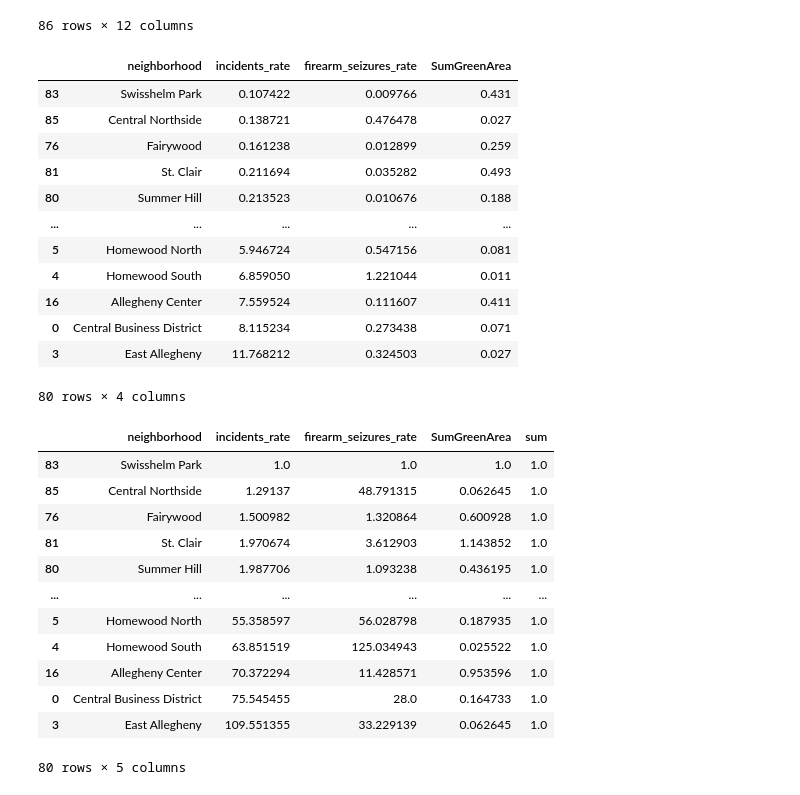
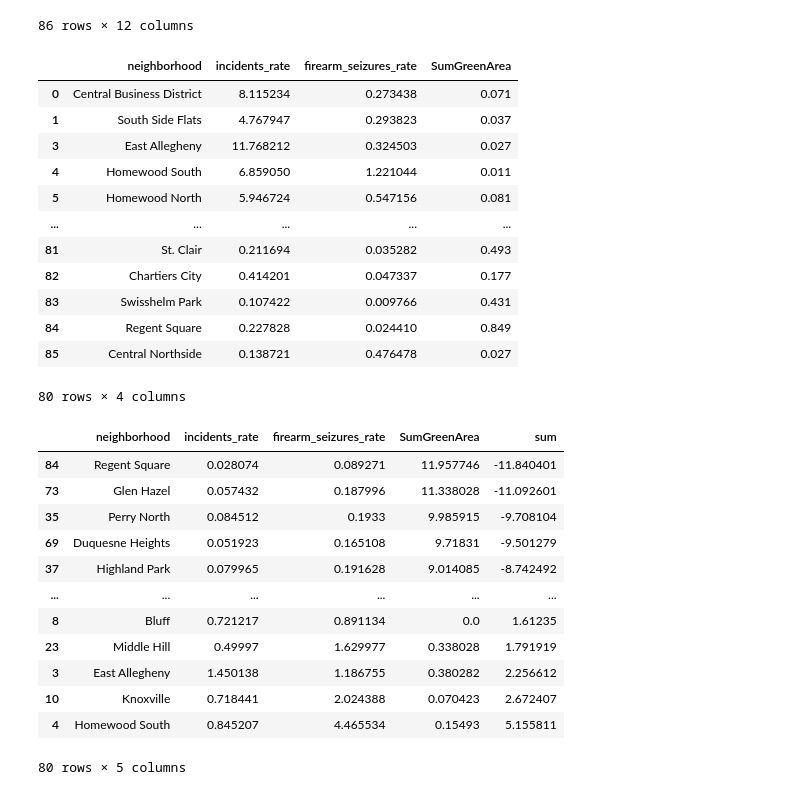
Before and after one commit to TingluR/CMPINF001-Final-Project, a Jupyter notebook: final_metric.ipynb, the cells around one changed output. Saved outputs shown, nothing was run; the diff lists cells and outputs as text; code cells hidden in the pictures.

Commit message:
updated arrest rate

```diff
--- a/final_metric.ipynb
+++ b/final_metric.ipynb
@@ -130,36 +130,38 @@ final_df
 # %%
 # drop the NaN data and attract the three submetrics forming the final dataframe
 final_df = final_df.dropna()
-final_df = final_df[['neighborhood', 'incidents_rate','firearm_seizures_rate', 'SumGreenArea']].sort_values(by=['incidents_rate'])
+final_df = final_df[['neighborhood', 'incidents_rate','firearm_seizures_rate', 'SumGreenArea']]
 final_df
 # %% [output]
 |  | neighborhood | incidents_rate | firearm_seizures_rate | SumGreenArea |
+| 0 | Central Business District | 8.115234 | 0.273438 | 0.071 |
+| 1 | South Side Flats | 4.767947 | 0.293823 | 0.037 |
+| 3 | East Allegheny | 11.768212 | 0.324503 | 0.027 |
+| 4 | Homewood South | 6.859050 | 1.221044 | 0.011 |
+| 5 | Homewood North | 5.946724 | 0.547156 | 0.081 |
+| ... | ... | ... | ... | ... |
+| 81 | St. Clair | 0.211694 | 0.035282 | 0.493 |
+| 82 | Chartiers City | 0.414201 | 0.047337 | 0.177 |
 | 83 | Swisshelm Park | 0.107422 | 0.009766 | 0.431 |
+| 84 | Regent Square | 0.227828 | 0.024410 | 0.849 |
 | 85 | Central Northside | 0.138721 | 0.476478 | 0.027 |
-| 76 | Fairywood | 0.161238 | 0.012899 | 0.259 |
-| 81 | St. Clair | 0.211694 | 0.035282 | 0.493 |
-| 80 | Summer Hill | 0.213523 | 0.010676 | 0.188 |
-| ... | ... | ... | ... | ... |
-| 5 | Homewood North | 5.946724 | 0.547156 | 0.081 |
-| 4 | Homewood South | 6.859050 | 1.221044 | 0.011 |
-| 16 | Allegheny Center | 7.559524 | 0.111607 | 0.411 |
-| 0 | Central Business District | 8.115234 | 0.273438 | 0.071 |
-| 3 | East Allegheny | 11.768212 | 0.324503 | 0.027 |
 80 rows × 4 columns
 # %%
 final_df.loc[:,'incidents_rate':] = final_df.loc[:,'incidents_rate':].div(final_df.iloc[0]['incidents_rate':])
+final_df['sum'] = final_df['incidents_rate'] + final_df['firearm_seizures_rate'] - final_df['SumGreenArea']
+final_df = final_df.sort_values(by=['sum'])
 final_df
 # %% [output]
 |  | neighborhood | incidents_rate | firearm_seizures_rate | SumGreenArea | sum |
-| 83 | Swisshelm Park | 1.0 | 1.0 | 1.0 | 1.0 |
-| 85 | Central Northside | 1.29137 | 48.791315 | 0.062645 | 1.0 |
-| 76 | Fairywood | 1.500982 | 1.320864 | 0.600928 | 1.0 |
-| 81 | St. Clair | 1.970674 | 3.612903 | 1.143852 | 1.0 |
-| 80 | Summer Hill | 1.987706 | 1.093238 | 0.436195 | 1.0 |
+| 84 | Regent Square | 0.028074 | 0.089271 | 11.957746 | -11.840401 |
+| 73 | Glen Hazel | 0.057432 | 0.187996 | 11.338028 | -11.092601 |
+| 35 | Perry North | 0.084512 | 0.1933 | 9.985915 | -9.708104 |
+| 69 | Duquesne Heights | 0.051923 | 0.165108 | 9.71831 | -9.501279 |
+| 37 | Highland Park | 0.079965 | 0.191628 | 9.014085 | -8.742492 |
 | ... | ... | ... | ... | ... | ... |
-| 5 | Homewood North | 55.358597 | 56.028798 | 0.187935 | 1.0 |
-| 4 | Homewood South | 63.851519 | 125.034943 | 0.025522 | 1.0 |
-| 16 | Allegheny Center | 70.372294 | 11.428571 | 0.953596 | 1.0 |
-| 0 | Central Business District | 75.545455 | 28.0 | 0.164733 | 1.0 |
-| 3 | East Allegheny | 109.551355 | 33.229139 | 0.062645 | 1.0 |
+| 8 | Bluff | 0.721217 | 0.891134 | 0.0 | 1.61235 |
+| 23 | Middle Hill | 0.49997 | 1.629977 | 0.338028 | 1.791919 |
+| 3 | East Allegheny | 1.450138 | 1.186755 | 0.380282 | 2.256612 |
+| 10 | Knoxville | 0.718441 | 2.024388 | 0.070423 | 2.672407 |
+| 4 | Homewood South | 0.845207 | 4.465534 | 0.15493 | 5.155811 |
 80 rows × 5 columns
```
